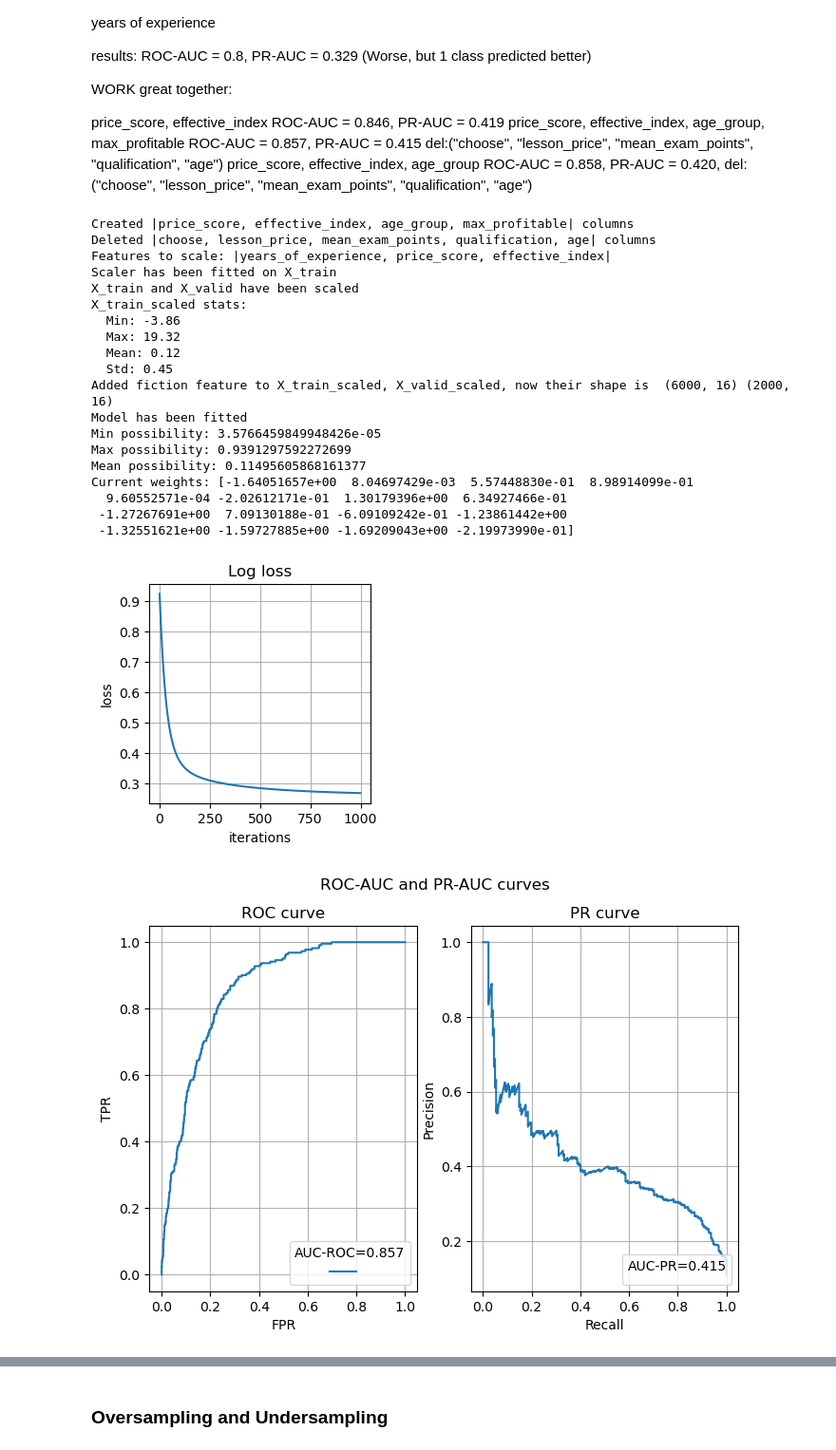
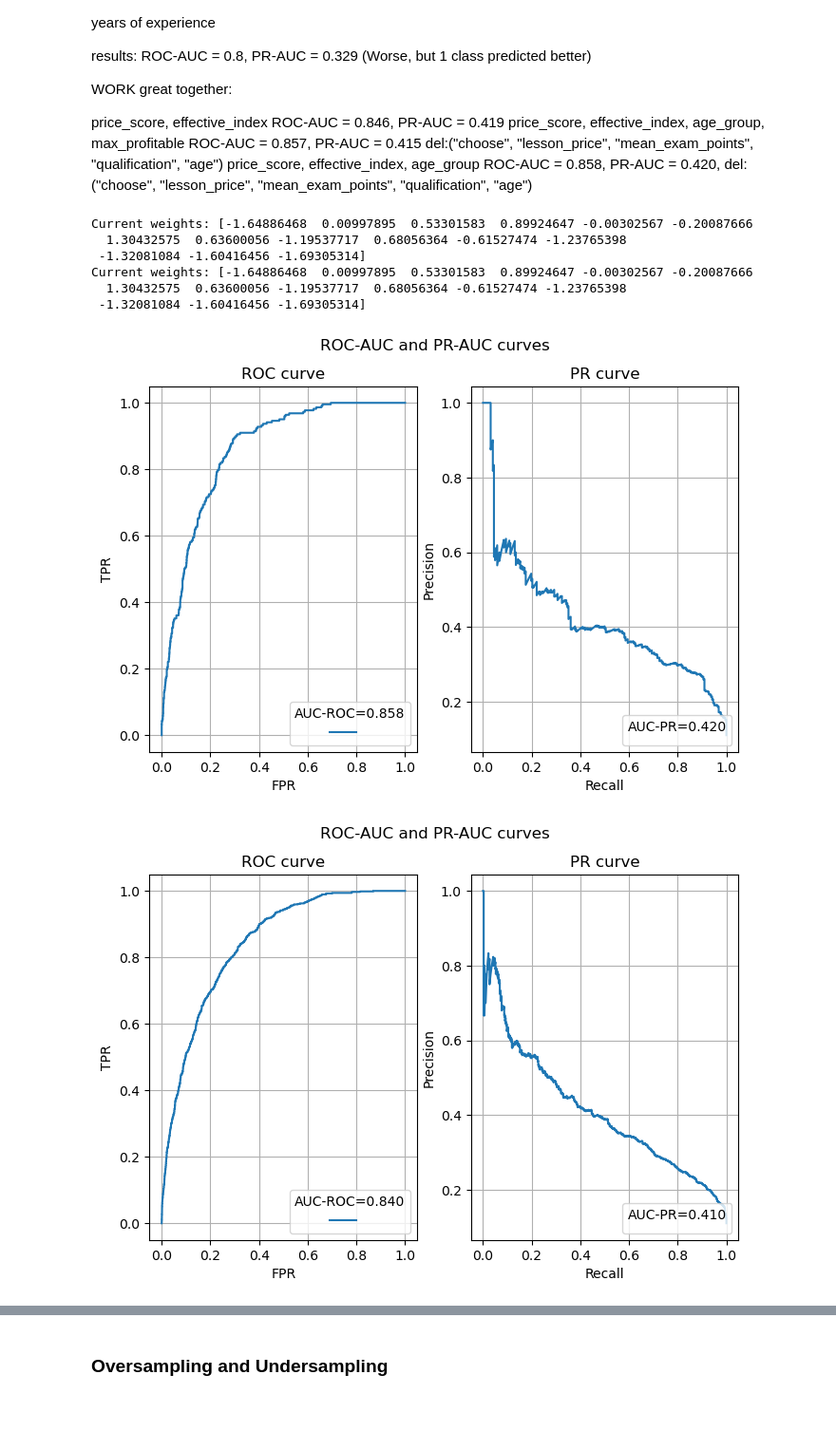
Before and after one commit to SpaceMakerc/tutor_prediction, a Jupyter notebook: predict_model_v1.ipynb, the cells around one changed output, grey strips where cells are left out. Shown at 95% size. Saved outputs shown, nothing was run; the diff lists cells and outputs as text; code cells hidden in the pictures; blank space fills up the shorter version.

```diff
--- a/predict_model_v1.ipynb
+++ b/predict_model_v1.ipynb
@@ -654,9 +673,6 @@ class MyLogisticRegression:
 ### Write Standard Scaler
 # %%
 class MyStandardScaler:
-    """
-    So now MyStandardScaler transforms next features: ["age", "years_of_experience", "lesson_price", "mean_exam_points"]
-    """
 
     def __init__(self, columns_to_scale):
         self.fitted_values = {}
@@ -779,9 +746,9 @@ class EvaluateModel:
 
             plt.show()
 
-        print(f"Base metrix:")
-        print(f"Precision - {np.round(self.precision, 4)}\nRecall - {np.round(self.recall, 4)}\nTPR - {np.round(self.tpr, 4)}\nFPR" \
-              f" - {np.round(self.fpr, 4)}")
+        # print(f"Base metrix:")
+        # print(f"Precision - {np.round(self.precision, 4)}\nRecall - {np.round(self.recall, 4)}\nTPR - {np.round(self.tpr, 4)}\nFPR" \
+        #       f" - {np.round(self.fpr, 4)}")
 
     def calc_confusion_matrix(self):
         eps = 1e-8
@@ -1793,60 +1743,35 @@ price_score, effective_index, age_group, max_profitable ROC-AUC = 0.857, PR-AUC
 price_score, effective_index, age_group ROC-AUC = 0.858, PR-AUC = 0.420, del:("choose", "lesson_price", "mean_exam_points", "qualification", "age")
 # %%
 columns_to_create = {
-    "price_score": ["lesson_price", "mean_exam_points", "divide"], # good
+    "price_score": ["lesson_price", "mean_exam_points", "divide"],
     # "price_qualif": ["lesson_price", "qualification", "divide"], # Strange, but maybe,
-    "effective_index": [["qualification", "mean_exam_points"], "lesson_price", "combo_multiply"], # good
-    "age_group": ["age", {"bins": [0, 31, 41, 51, 61, float("inf")], "labels": [1, 2, 3, 4, 5]}, "binning"], # Prediction 1 class better, Metrix bomb!,
-    "max_profitable": ["mean_exam_points", "lesson_price", "bool"], # Maybe
-
-    # "years_rate": ["years_of_experience", "mean_exam_points", "multiply"]
-    # "points_by_qualif": ["mean_exam_points", "qualification", "divide"]
-    # "difference_1": [["qualification", "years_of_experience"], "mean_exam_points", "mean_by_group"],
-    # "age_group": ["age", {"bins": [0, 31, 41, 51, 61, float("inf")], "labels": [1, 2, 3, 4, 5]}, "binning"],
-    # "years_group": ["years_of_experience", {"bins": [0, 3, 6, float("inf")], "labels": [1, 2, 3]}, "binning"]
-    # "price_per_subject": ["lesson_price", ["physics", "chemistry", "biology", "english",	"geography", "history"], "count"],
-    # "experience_rate": ["age", "years_of_experience", "divide"],
-    # "multi_qvalification": ["qualification", "mean_exam_points", "multiply"] Pay attention,
-    # "exp_score": ["years_of_experience", "mean_exam_points", "multiply"],
-    # "years_index": ["years_of_experience", "qualification", "divide"],
-    # "years_rate": ["years_of_experience", "mean_exam_points", "multiply"] Pay attention
-    # "max_profitable": ["mean_exam_points", "lesson_price", "bool"]
+    "effective_index": [["qualification", "mean_exam_points"], "lesson_price", "combo_multiply"],
+    "age_group": ["age", {"bins": [0, 31, 41, 51, 61, float("inf")], "labels": [1, 2, 3, 4, 5]}, "binning"],
+    # "max_profitable": ["mean_exam_points", "lesson_price", "bool"],
 }
 columns_to_drop = ["choose", "lesson_price", "mean_exam_points", "qualification", "age"]
 columns_to_scale = ["age", "years_of_experience", "lesson_price", "mean_exam_points", "qualification"]
 
 
 pr = Processing(
     df_train,
     columns_to_scale = columns_to_scale,
     columns_to_drop = columns_to_drop,
-    columns_to_create = columns_to_create
+    columns_to_create = columns_to_create,
 )
 
-valid_predictions, valid_proba, X_valid, y_valid, model, column_names = pr.start_process()
+valid_predictions, valid_proba, train_predictions, train_proba, model, y_train, y_valid = pr.start_process()
 
-evaluator = EvaluateModel(y_pred=valid_predictions, y_pred_proba=valid_proba, y=y_valid)
-evaluator.show_errors(model.errors)
-evaluator.evaluation(show_charts=True)
+evaluator_valid = EvaluateModel(y_pred=valid_predictions, y_pred_proba=valid_proba, y=y_valid)
+evaluator_valid.evaluation(show_charts=True)
+evaluator_train = EvaluateModel(y_pred=train_predictions, y_pred_proba=train_proba, y=y_train)
+evaluator_train.evaluation(show_charts=True)
 # %% [output]
-Created |price_score, effective_index, age_group, max_profitable| columns
-Deleted |choose, lesson_price, mean_exam_points, qualification, age| columns
-Features to scale: |years_of_experience, price_score, effective_index|
-Scaler has been fitted on X_train
-X_train and X_valid have been scaled
-X_train_scaled stats:
-  Min: -3.86
-  Max: 19.32
-  Mean: 0.12
-  Std: 0.45
-Added fiction feature to X_train_scaled, X_valid_scaled, now their shape is  (6000, 16) (2000, 16)
-Model has been fitted
-Min possibility: 3.5766459849948426e-05
-Max possibility: 0.9391297592272699
-Mean possibility: 0.11495605868161377
-Current weights: [-1.64051657e+00  8.04697429e-03  5.57448830e-01  8.98914099e-01
-  9.60552571e-04 -2.02612171e-01  1.30179396e+00  6.34927466e-01
- -1.27267691e+00  7.09130188e-01 -6.09109242e-01 -1.23861442e+00
- -1.32551621e+00 -1.59727885e+00 -1.69209043e+00 -2.19973990e-01]
+Current weights: [-1.64886468  0.00997895  0.53301583  0.89924647 -0.00302567 -0.20087666
+  1.30432575  0.63600056 -1.19537717  0.68056364 -0.61527474 -1.23765398
+ -1.32081084 -1.60416456 -1.69305314]
+Current weights: [-1.64886468  0.00997895  0.53301583  0.89924647 -0.00302567 -0.20087666
+  1.30432575  0.63600056 -1.19537717  0.68056364 -0.61527474 -1.23765398
+ -1.32081084 -1.60416456 -1.69305314]
-[figure, old version]
+[figure, new version]
-[figure, old version]
+[figure, new version]
```
Also changed, not shown: parts of 20 cells of this notebook.
